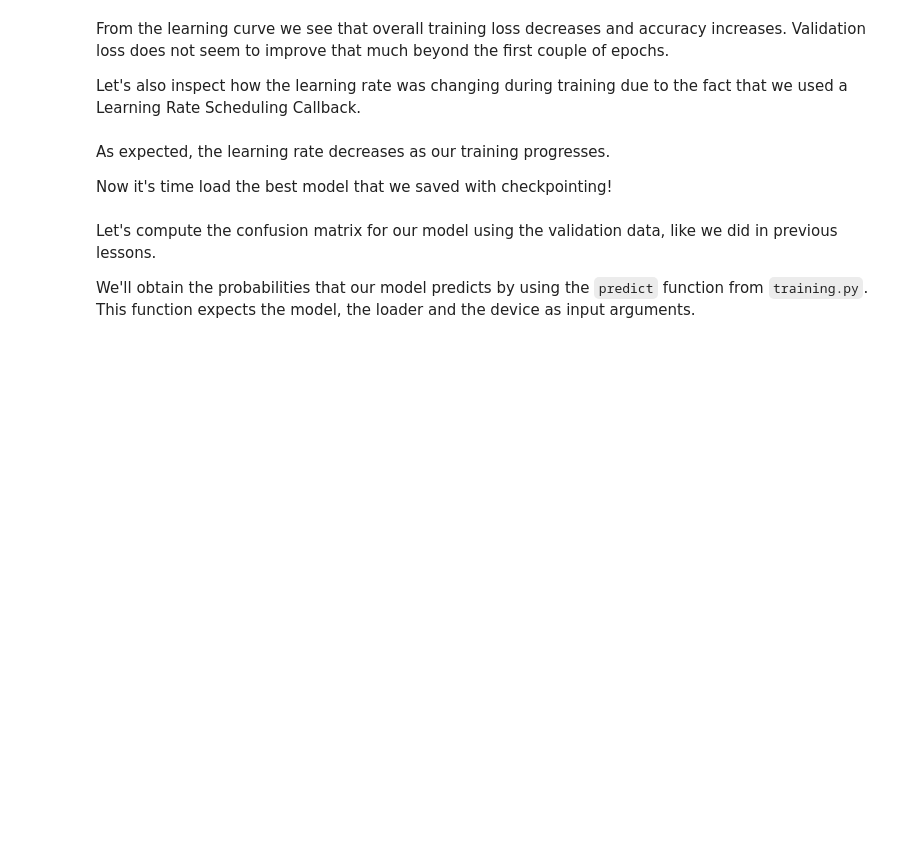
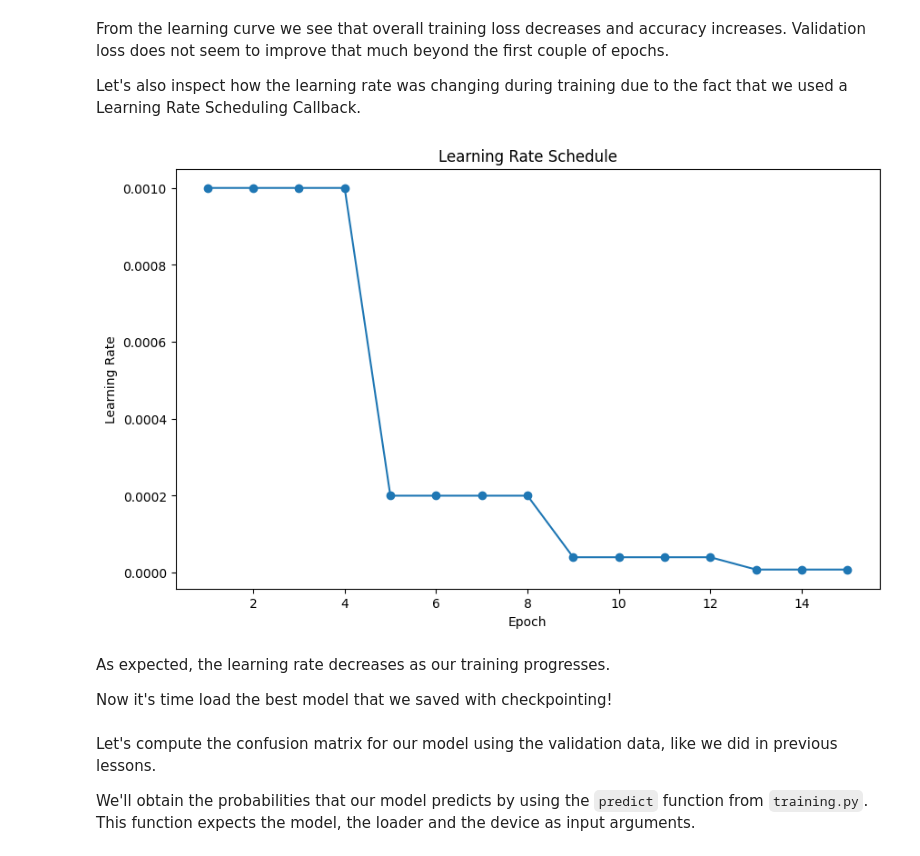
Before and after one commit to maxim-eyengue/WQU-Applied-AI-Lab, a Jupyter notebook: P02_Crop_Disease_Uganda/025-callbacks.ipynb, the cells around one changed output. Drawn from its saved outputs; the diff is of its cells as text; code cells hidden in the pictures; blank space fills up the shorter version.

```diff
--- a/P02_Crop_Disease_Uganda/025-callbacks.ipynb
+++ b/P02_Crop_Disease_Uganda/025-callbacks.ipynb
@@ -620,12 +908,16 @@ From the learning curve we see that overall training loss decreases and accuracy
 Let's also inspect how the learning rate was changing during training due to the fact that we used a Learning Rate Scheduling Callback.
 # %%
 # Plot the learning rates
-plt.figure(figsize=(10, 6))
-plt.plot(range(1, epochs + 1), learning_rates, marker="o", label="Learning Rate")
+plt.figure(figsize = (10, 6)) # set figure
+plt.plot(range(1, epochs + 1), learning_rates,
+         marker = "o", label = "Learning Rate") # learning plotting rates
+# Add titles and legend
 plt.title("Learning Rate Schedule")
 plt.xlabel("Epoch")
 plt.ylabel("Learning Rate")
 plt.show()
+# %% [output]
+[figure, added]
 # %% [markdown]
 As expected, the learning rate decreases as our training progresses.
 
```
Also changed, not shown: parts of 39 cells of this notebook.
